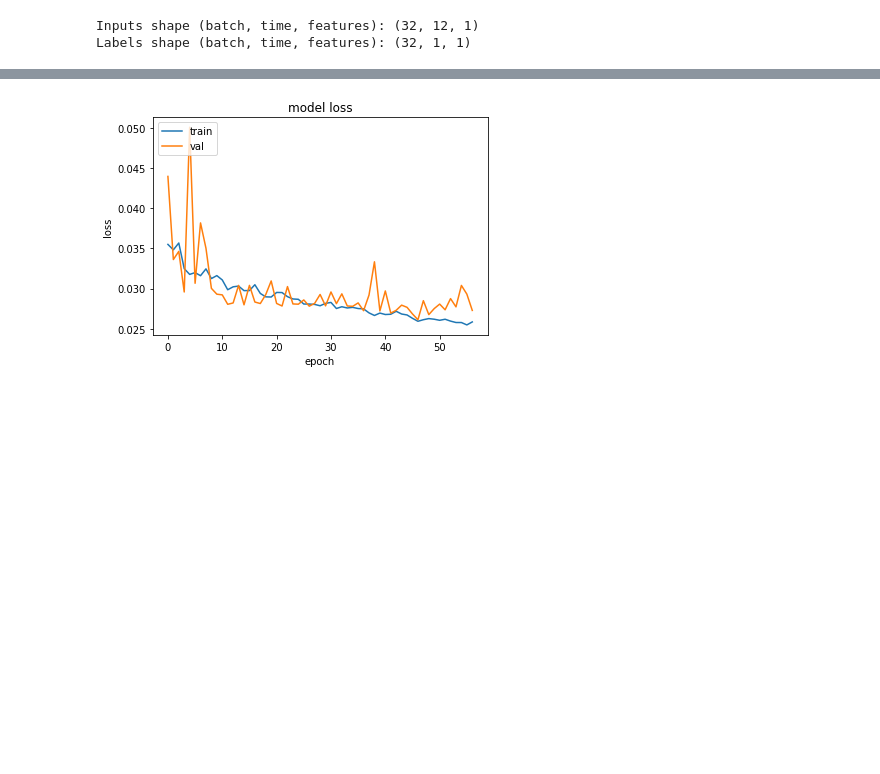
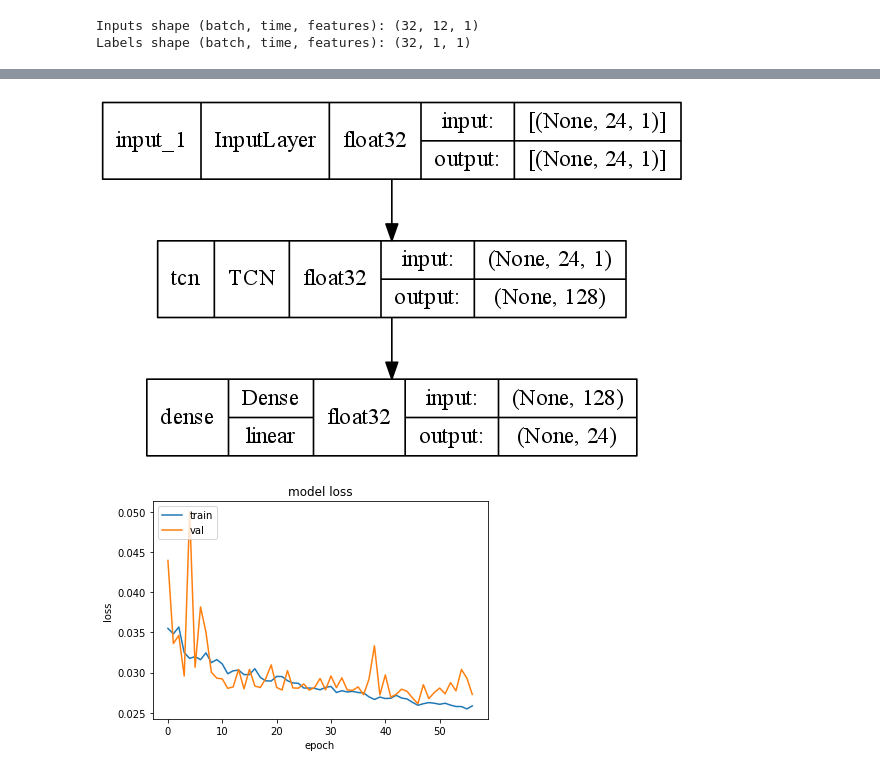
Before and after one commit to andrewlee1807/TSDatasets, a Jupyter notebook: cnu_power_consumption.ipynb, the cells around one changed output, grey strips where cells are left out. Drawn from its saved outputs; the diff is of its cells as text; code cells hidden in the pictures; blank space fills up the shorter version.

```diff
--- a/cnu_power_consumption.ipynb
+++ b/cnu_power_consumption.ipynb
@@ -11,4 +11,4 @@ import matplotlib.font_manager as fm
 from utils import AreaEnergy, TSF
 
 공대7호관_HV_02 = AreaEnergy('공대7호관.HV_02',
-                         path_time=r"/home/dspserver/andrew/dataset/Electricity data_CNU/3.unit of time(일보)/")
+                         path_time=r"/home/andrew/Time Series/dataset/Electricity data_CNU/3.unit of time(일보)/")
@@ -28,8 +26,8 @@ Labels shape (batch, time, features): (32, 1, 1)
 from utils import TSF_Data
 
 tsf = TSF_Data(data=공대7호관_HV_02.arr_seq_dataset,
-               input_width=21,
-               output_width=1,
+               input_width=24,
+               output_width=24,
                train_ratio=0.9)
 
 tsf.normalize_data()
@@ -52,57 +54,69 @@ num_features = 1
 inputs = Input(shape=(input_width, num_features))
 
 x1 = TCN(input_shape=(input_width, 1),
-         kernel_size=2,
-         use_skip_connections=False,
+         kernel_size=7,
+         nb_filters=128,
+         dilations=(1,2,4),
+         use_skip_connections=True,
          use_batch_norm=False,
          use_weight_norm=False,
          use_layer_norm=False
          )(inputs)
 
-x2 = Dense(units=1, activation='linear')(x1)
+x2 = Dense(units=24, activation='linear')(x1)
 
 model = Model(inputs, x2)
 
 model.summary()
 model.compile('adam', 'mae')
 
-checkpoint_path = "CNU_1/cp.ckpt"
-log_dir = "CNU/Tensorboard"
+from tensorflow import keras
+keras.utils.plot_model(model, "TCN on CNU.png",
+                        dpi=120,
+                        show_shapes=True,
+                        show_dtype=True,
+                        show_layer_names=True,
+                        rankdir='TB',
+                        expand_nested=True,
+                        show_layer_activations=True
+                        )
+# checkpoint_path = "CNU_1/cp.ckpt"
+# log_dir = "CNU/Tensorboard"
 
-print('Train...')
+# print('Train...')
 
-early_stopping = tf.keras.callbacks.EarlyStopping(monitor='val_loss',
-                                                  patience=10,
-                                                  mode='min')
+# early_stopping = tf.keras.callbacks.EarlyStopping(monitor='val_loss',
+#                                                   patience=10,
+#                                                   mode='min')
 
-checkpoint = tf.keras.callbacks.ModelCheckpoint(filepath=checkpoint_path,
-                                                monitor='val_loss',
-                                                verbose=1,
-                                                save_best_only=True,
-                                                mode='min')
+# checkpoint = tf.keras.callbacks.ModelCheckpoint(filepath=checkpoint_path,
+#                                                 monitor='val_loss',
+#                                                 verbose=1,
+#                                                 save_best_only=True,
+#                                                 mode='min')
 
-reduceLR = tf.keras.callbacks.ReduceLROnPlateau(
-    factor=0.1, patience=3, min_lr=0.00001, verbose=1)
+# reduceLR = tf.keras.callbacks.ReduceLROnPlateau(
+#     factor=0.1, patience=3, min_lr=0.00001, verbose=1)
 
-tensorboard_callback = tf.keras.callbacks.TensorBoard(
-    log_dir=log_dir,
-    histogram_freq=1,
-    write_graph=True,
-    write_images=False,
-    update_freq="epoch",
-)
+# tensorboard_callback = tf.keras.callbacks.TensorBoard(
+#     log_dir=log_dir,
+#     histogram_freq=1,
+#     write_graph=True,
+#     write_images=False,
+#     update_freq="epoch",
+# )
 
-callbacks = [
-    early_stopping,
-    reduceLR,
-    tensorboard_callback
-]
+# callbacks = [
+#     early_stopping,
+#     reduceLR,
+#     tensorboard_callback
+# ]
 
-history = model.fit(x=tsf.data_train[0],
-                    y=tsf.data_train[1],
-                    validation_data=tsf.data_valid,
-                    epochs=50,
-                    callbacks=[callbacks],
-                    verbose=2,
-                    use_multiprocessing=True)
+# history = model.fit(x=tsf.data_train[0],
+#                     y=tsf.data_train[1],
+#                     validation_data=tsf.data_valid,
+#                     epochs=50,
+#                     callbacks=[callbacks],
+#                     verbose=2,
+#                     use_multiprocessing=True)
 # %% [output]
@@ -126,3 +138,4 @@ Epoch 50/50
+[figure, added]
 # %%
 # summarize history for loss
 plt.plot(history.history['loss'][5:])
```
Also changed, not shown: parts of 4 cells of this notebook, 3 other files.
